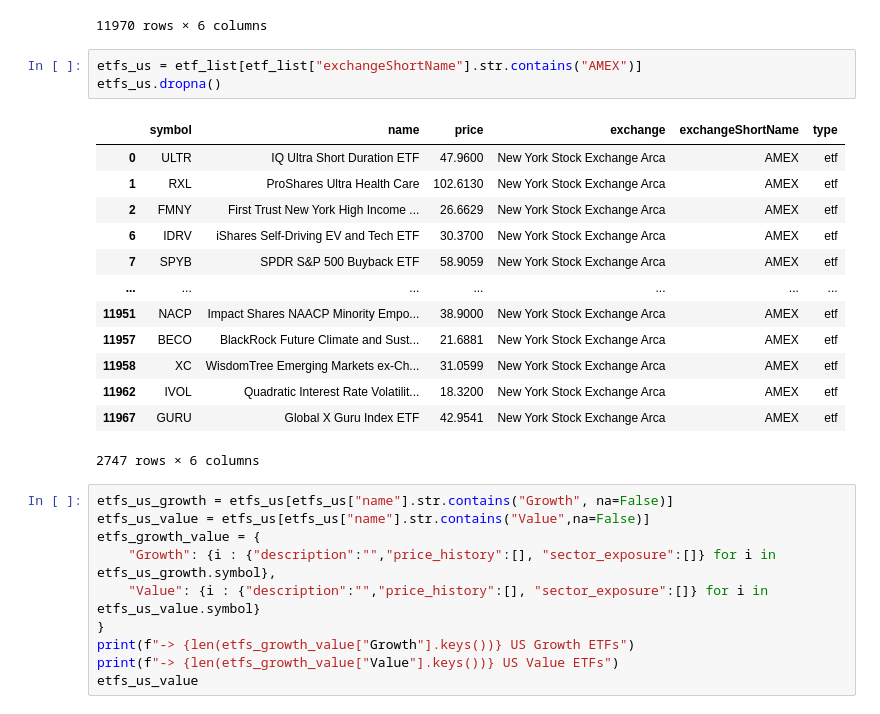
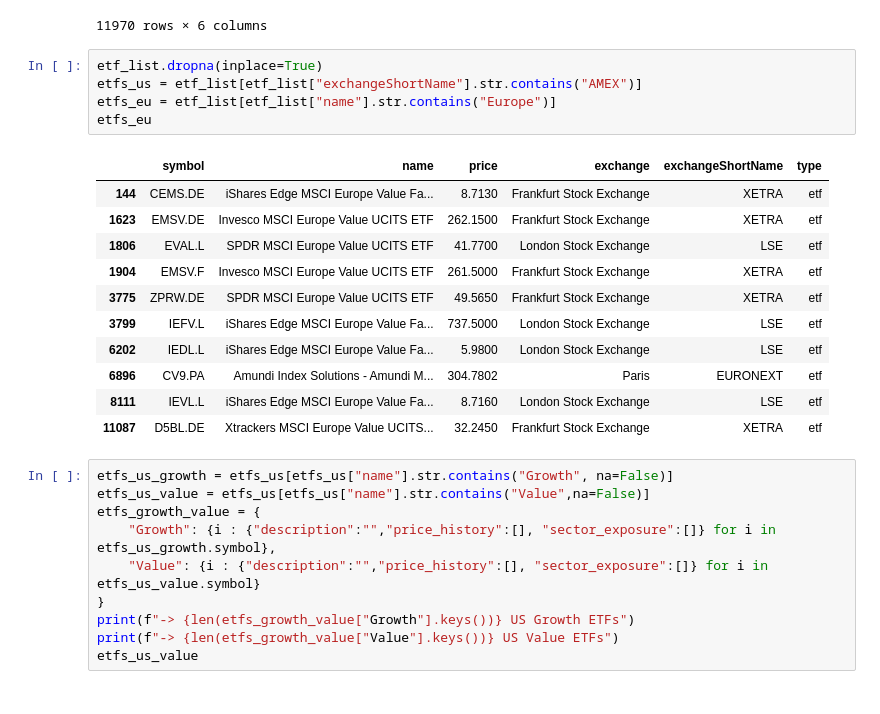
Before and after one commit to rvargas42/Value_Growth_Challenge_ETSFactory, a Jupyter notebook: data/extract_data.ipynb, the cells around one changed output. Drawn from its saved outputs; the diff is of its cells as text.

```diff
--- a/data/extract_data.ipynb
+++ b/data/extract_data.ipynb
@@ -46,23 +46,23 @@ etf_list
 | 11968 | HMJI.TO | BetaPro Marijuana Companies Inver... | 23.61000 | Toronto Stock Exchange | TSX | etf |
 | 11969 | AGGU.L | iShares Core Global Aggregate Bon... | 5.33000 | London Stock Exchange | LSE | etf |
 11970 rows × 6 columns
-# %%
-etfs_us = etf_list[etf_list["exchangeShortName"].str.contains("AMEX")]
-etfs_us.dropna()
-# %% [output]
-|  | symbol | name | price | exchange | exchangeShortName | type |
-| 0 | ULTR | IQ Ultra Short Duration ETF | 47.9600 | New York Stock Exchange Arca | AMEX | etf |
-| 1 | RXL | ProShares Ultra Health Care | 102.6130 | New York Stock Exchange Arca | AMEX | etf |
-| 2 | FMNY | First Trust New York High Income ... | 26.6629 | New York Stock Exchange Arca | AMEX | etf |
-| 6 | IDRV | iShares Self-Driving EV and Tech ETF | 30.3700 | New York Stock Exchange Arca | AMEX | etf |
-| 7 | SPYB | SPDR S&P 500 Buyback ETF | 58.9059 | New York Stock Exchange Arca | AMEX | etf |
-| ... | ... | ... | ... | ... | ... | ... |
-| 11951 | NACP | Impact Shares NAACP Minority Empo... | 38.9000 | New York Stock Exchange Arca | AMEX | etf |
-| 11957 | BECO | BlackRock Future Climate and Sust... | 21.6881 | New York Stock Exchange Arca | AMEX | etf |
-| 11958 | XC | WisdomTree Emerging Markets ex-Ch... | 31.0599 | New York Stock Exchange Arca | AMEX | etf |
-| 11962 | IVOL | Quadratic Interest Rate Volatilit... | 18.3200 | New York Stock Exchange Arca | AMEX | etf |
-| 11967 | GURU | Global X Guru Index ETF | 42.9541 | New York Stock Exchange Arca | AMEX | etf |
-2747 rows × 6 columns
+# %%
+etf_list.dropna(inplace=True)
+etfs_us = etf_list[etf_list["exchangeShortName"].str.contains("AMEX")]
+etfs_eu = etf_list[etf_list["name"].str.contains("Europe")]
+etfs_eu
+# %% [output]
+|  | symbol | name | price | exchange | exchangeShortName | type |
+| 144 | CEMS.DE | iShares Edge MSCI Europe Value Fa... | 8.7130 | Frankfurt Stock Exchange | XETRA | etf |
+| 1623 | EMSV.DE | Invesco MSCI Europe Value UCITS ETF | 262.1500 | Frankfurt Stock Exchange | XETRA | etf |
+| 1806 | EVAL.L | SPDR MSCI Europe Value UCITS ETF | 41.7700 | London Stock Exchange | LSE | etf |
+| 1904 | EMSV.F | Invesco MSCI Europe Value UCITS ETF | 261.5000 | Frankfurt Stock Exchange | XETRA | etf |
+| 3775 | ZPRW.DE | SPDR MSCI Europe Value UCITS ETF | 49.5650 | Frankfurt Stock Exchange | XETRA | etf |
+| 3799 | IEFV.L | iShares Edge MSCI Europe Value Fa... | 737.5000 | London Stock Exchange | LSE | etf |
+| 6202 | IEDL.L | iShares Edge MSCI Europe Value Fa... | 5.9800 | London Stock Exchange | LSE | etf |
+| 6896 | CV9.PA | Amundi Index Solutions - Amundi M... | 304.7802 | Paris | EURONEXT | etf |
+| 8111 | IEVL.L | iShares Edge MSCI Europe Value Fa... | 8.7160 | London Stock Exchange | LSE | etf |
+| 11087 | D5BL.DE | Xtrackers MSCI Europe Value UCITS... | 32.2450 | Frankfurt Stock Exchange | XETRA | etf |
 # %%
 etfs_us_growth = etfs_us[etfs_us["name"].str.contains("Growth", na=False)]
 etfs_us_value = etfs_us[etfs_us["name"].str.contains("Value",na=False)]
```
Also changed, not shown: parts of 2 cells of this notebook, 4 other files.
